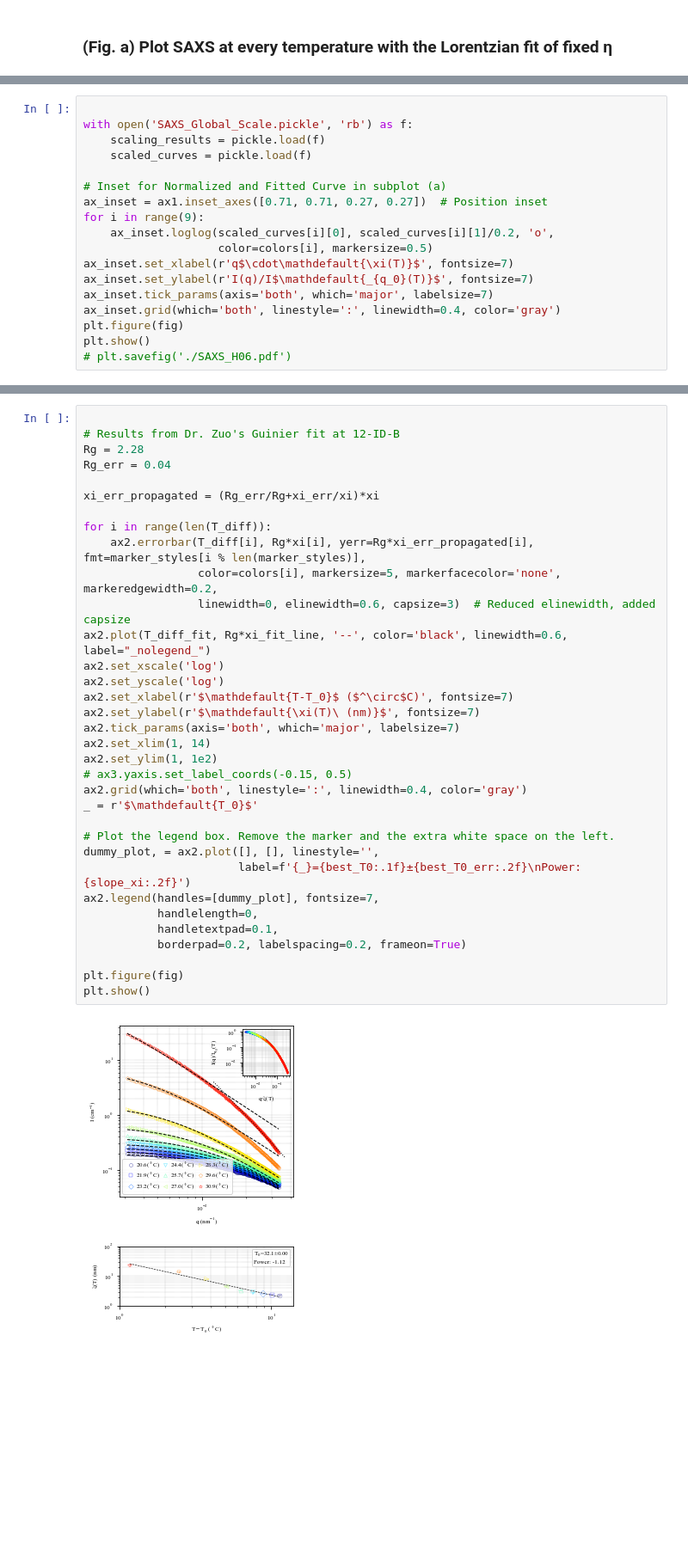
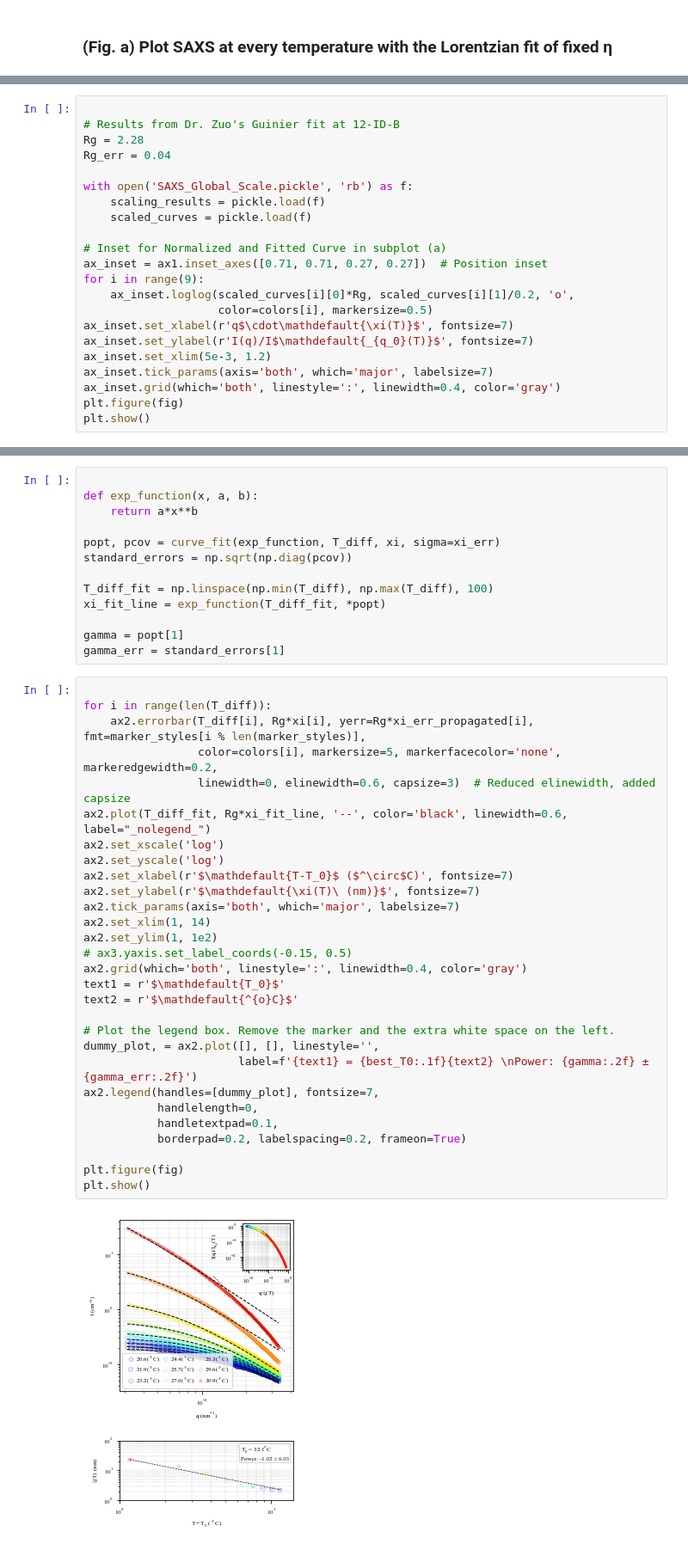
Before and after one commit to AZjk/llps-saxpcs, a Jupyter notebook: H06/SAXS_Global_Fit.ipynb, the cells around one changed output, grey strips where cells are left out. Shown at 86% size. Drawn from its saved outputs; the diff is of its cells as text; blank space fills up the shorter version.

```diff
--- a/H06/SAXS_Global_Fit.ipynb
+++ b/H06/SAXS_Global_Fit.ipynb
@@ -135,4 +135,8 @@ ax1.legend(handles=legend_elements, loc='lower left', fontsize=7, frameon=True,
 # %%
+
+# Results from Dr. Zuo's Guinier fit at 12-ID-B
+Rg = 2.28
+Rg_err = 0.04
 
 with open('SAXS_Global_Scale.pickle', 'rb') as f:
     scaling_results = pickle.load(f)
@@ -141,13 +145,13 @@ with open('SAXS_Global_Scale.pickle', 'rb') as f:
 # Inset for Normalized and Fitted Curve in subplot (a)
 ax_inset = ax1.inset_axes([0.71, 0.71, 0.27, 0.27])  # Position inset
 for i in range(9):
-    ax_inset.loglog(scaled_curves[i][0], scaled_curves[i][1]/0.2, 'o',
+    ax_inset.loglog(scaled_curves[i][0]*Rg, scaled_curves[i][1]/0.2, 'o',
                     color=colors[i], markersize=0.5)
 ax_inset.set_xlabel(r'q$\cdot\mathdefault{\xi(T)}$', fontsize=7)
 ax_inset.set_ylabel(r'I(q)/I$\mathdefault{_{q_0}(T)}$', fontsize=7)
+ax_inset.set_xlim(5e-3, 1.2)
 ax_inset.tick_params(axis='both', which='major', labelsize=7)
 ax_inset.grid(which='both', linestyle=':', linewidth=0.4, color='gray')
 plt.figure(fig)
 plt.show()
-# plt.savefig('./SAXS_H06.pdf')
 # %% [output]
@@ -173,39 +168,47 @@ xi_fit_line = A_xi * (T_diff_fit ** slope_xi)
+# %%
+
+def exp_function(x, a, b):
+    return a*x**b
+
+popt, pcov = curve_fit(exp_function, T_diff, xi, sigma=xi_err)
+standard_errors = np.sqrt(np.diag(pcov))
+
+T_diff_fit = np.linspace(np.min(T_diff), np.max(T_diff), 100)
+xi_fit_line = exp_function(T_diff_fit, *popt)
+
+gamma = popt[1]
+gamma_err = standard_errors[1]
 # %%
-
-# Results from Dr. Zuo's Guinier fit at 12-ID-B
-Rg = 2.28
-Rg_err = 0.04
-
-xi_err_propagated = (Rg_err/Rg+xi_err/xi)*xi
 
 for i in range(len(T_diff)):
     ax2.errorbar(T_diff[i], Rg*xi[i], yerr=Rg*xi_err_propagated[i], fmt=marker_styles[i % len(marker_styles)],
                  color=colors[i], markersize=5, markerfacecolor='none', markeredgewidth=0.2,
                  linewidth=0, elinewidth=0.6, capsize=3)  # Reduced elinewidth, added capsize
 ax2.plot(T_diff_fit, Rg*xi_fit_line, '--', color='black', linewidth=0.6, label="_nolegend_")
 ax2.set_xscale('log')
 ax2.set_yscale('log')
 ax2.set_xlabel(r'$\mathdefault{T-T_0}$ ($^\circ$C)', fontsize=7)
 ax2.set_ylabel(r'$\mathdefault{\xi(T)\ (nm)}$', fontsize=7)
 ax2.tick_params(axis='both', which='major', labelsize=7)
 ax2.set_xlim(1, 14)
 ax2.set_ylim(1, 1e2)
 # ax3.yaxis.set_label_coords(-0.15, 0.5)
 ax2.grid(which='both', linestyle=':', linewidth=0.4, color='gray')
-_ = r'$\mathdefault{T_0}$'
+text1 = r'$\mathdefault{T_0}$'
+text2 = r'$\mathdefault{^{o}C}$'
 
 # Plot the legend box. Remove the marker and the extra white space on the left.
 dummy_plot, = ax2.plot([], [], linestyle='',
-                       label=f'{_}={best_T0:.1f}±{best_T0_err:.2f}\nPower: {slope_xi:.2f}')
+                       label=f'{text1} = {best_T0:.1f}{text2} \nPower: {gamma:.2f} ± {gamma_err:.2f}')
 ax2.legend(handles=[dummy_plot], fontsize=7,
            handlelength=0,
            handletextpad=0.1,
            borderpad=0.2, labelspacing=0.2, frameon=True)
 
 plt.figure(fig)
 plt.show()
 # %% [output]
-[figure, old version]
+[figure, new version]
 # %%
 # Add figure labels
 fig.text(0.03, 1.01, '(a)', fontsize=10, fontweight='bold', va='top', ha='left')
```
Also changed, not shown: parts of 7 cells of this notebook, 3 other files.
